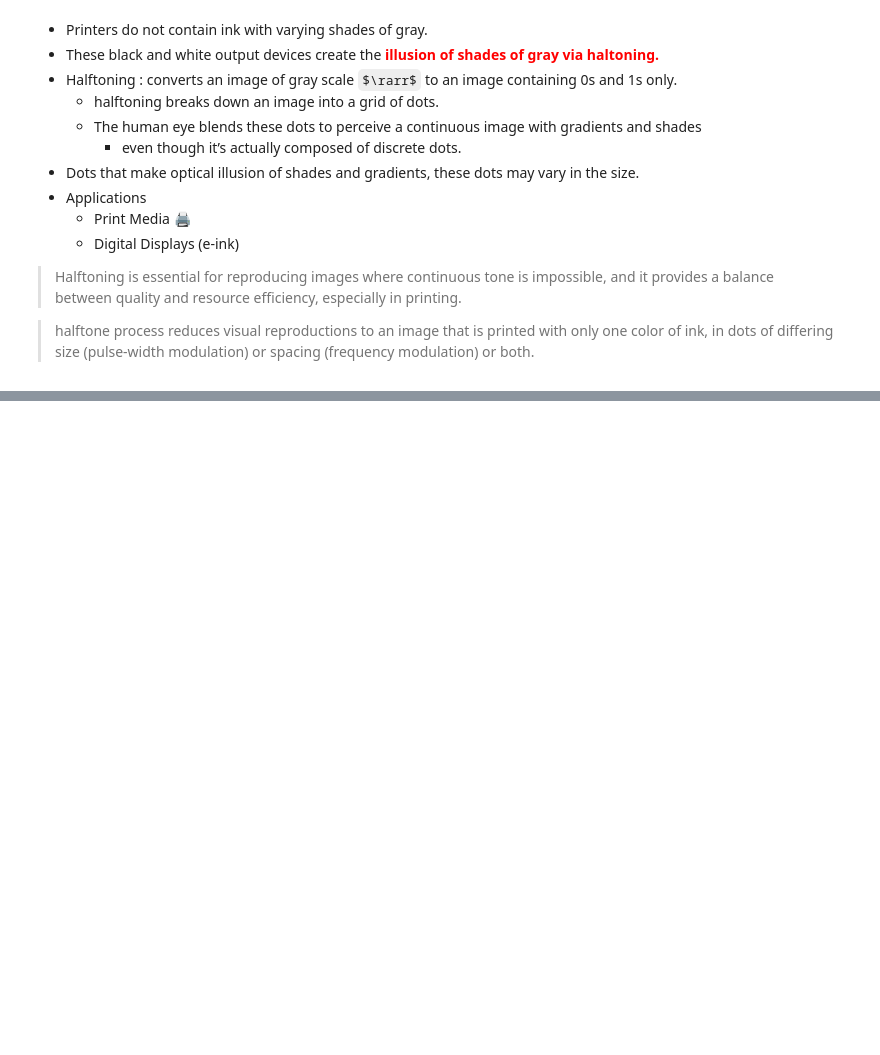
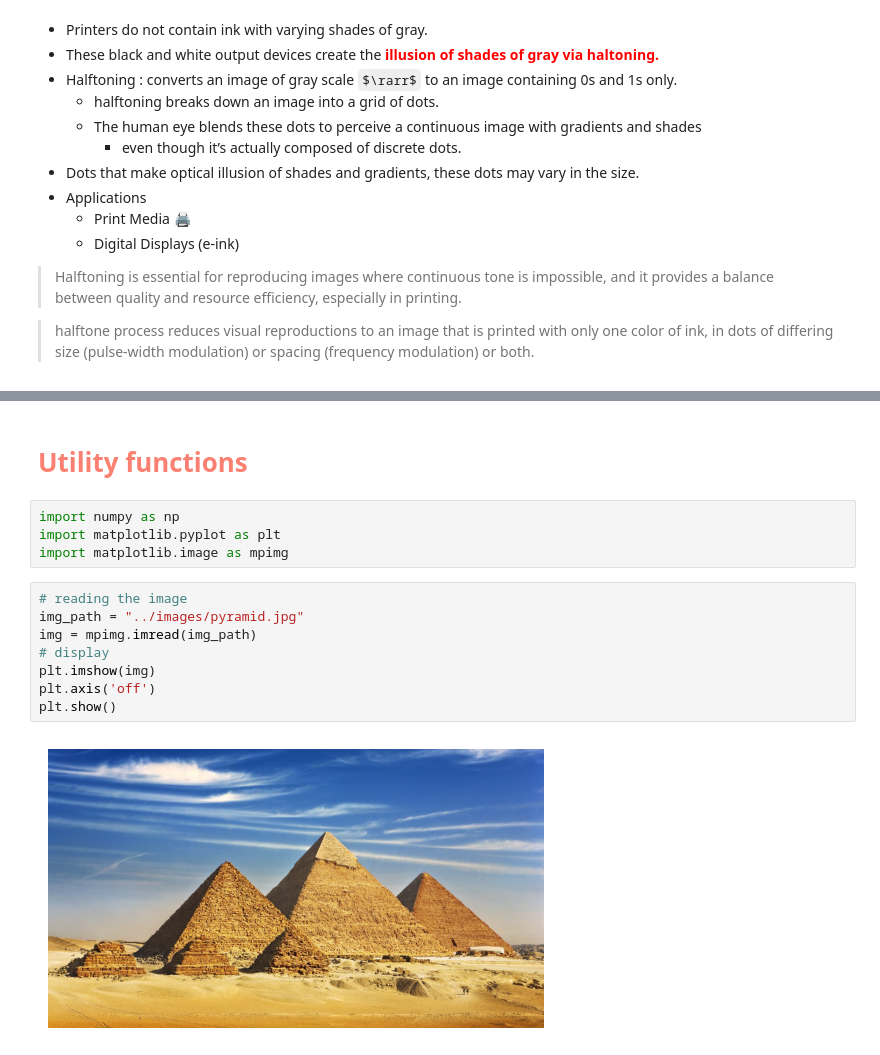
Before and after one commit to hossamAhmedSalah/Image_preprocessing, a Jupyter notebook: Halftoning/halftoning.ipynb, the cells around one changed output, grey strips where cells are left out. Cells and saved outputs as stored; diff of their text form; some formulas as TeX source; blank space fills up the shorter version.

```diff
--- a/Halftoning/halftoning.ipynb
+++ b/Halftoning/halftoning.ipynb
@@ -48,0 +68,16 @@ Table of content
+# %% [markdown]
+<h1 style="color:salmon" id="3">Utility functions</h1>
+# %%
+import numpy as np
+import matplotlib.pyplot as plt
+import matplotlib.image as mpimg
+# %%
+# reading the image
+img_path = "../images/pyramid.jpg"
+img = mpimg.imread(img_path)
+# display
+plt.imshow(img)
+plt.axis('off')
+plt.show()
+# %% [output]
+[figure, added]
```
Also changed, not shown: parts of 8 cells of this notebook.
